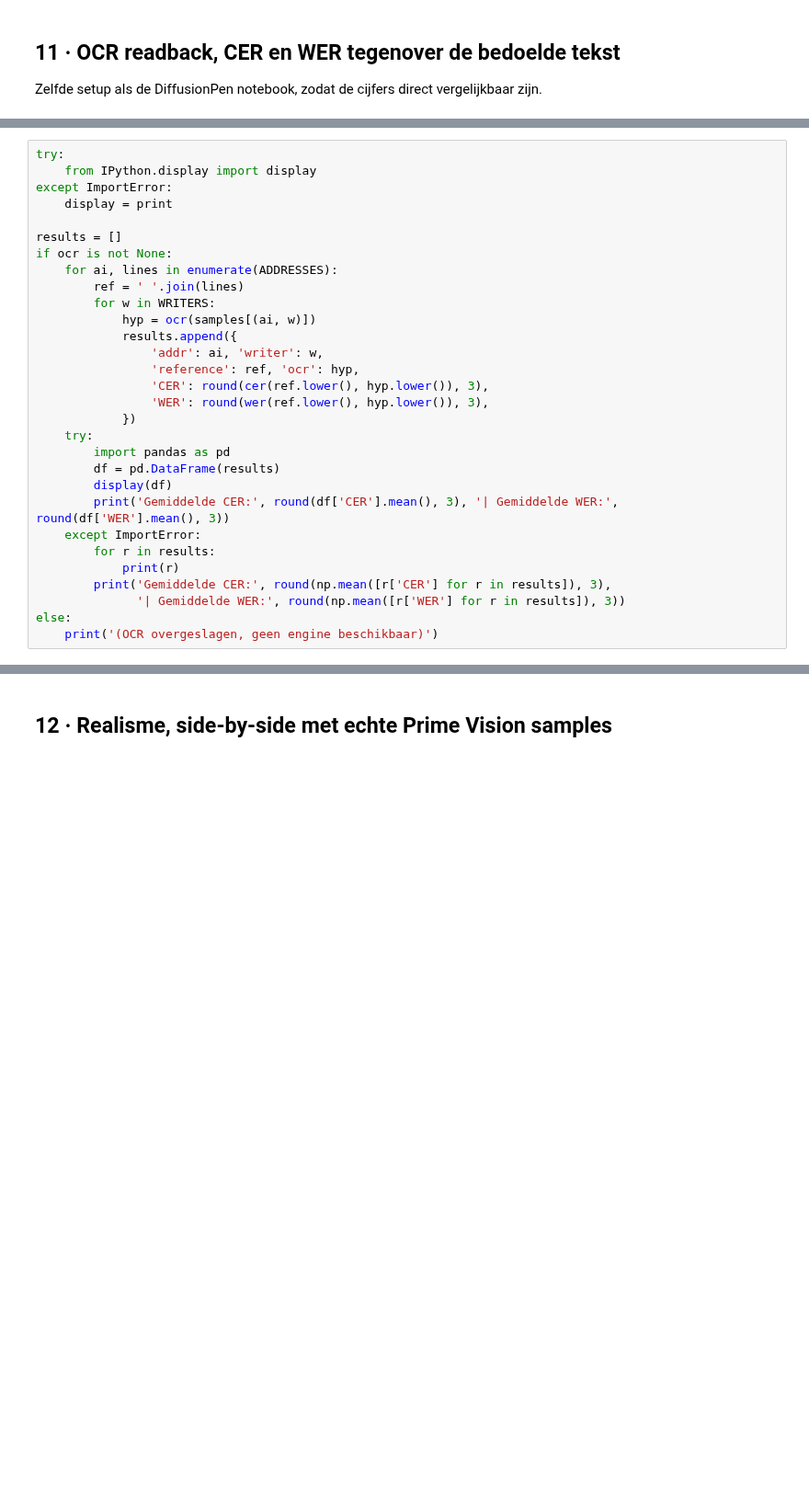
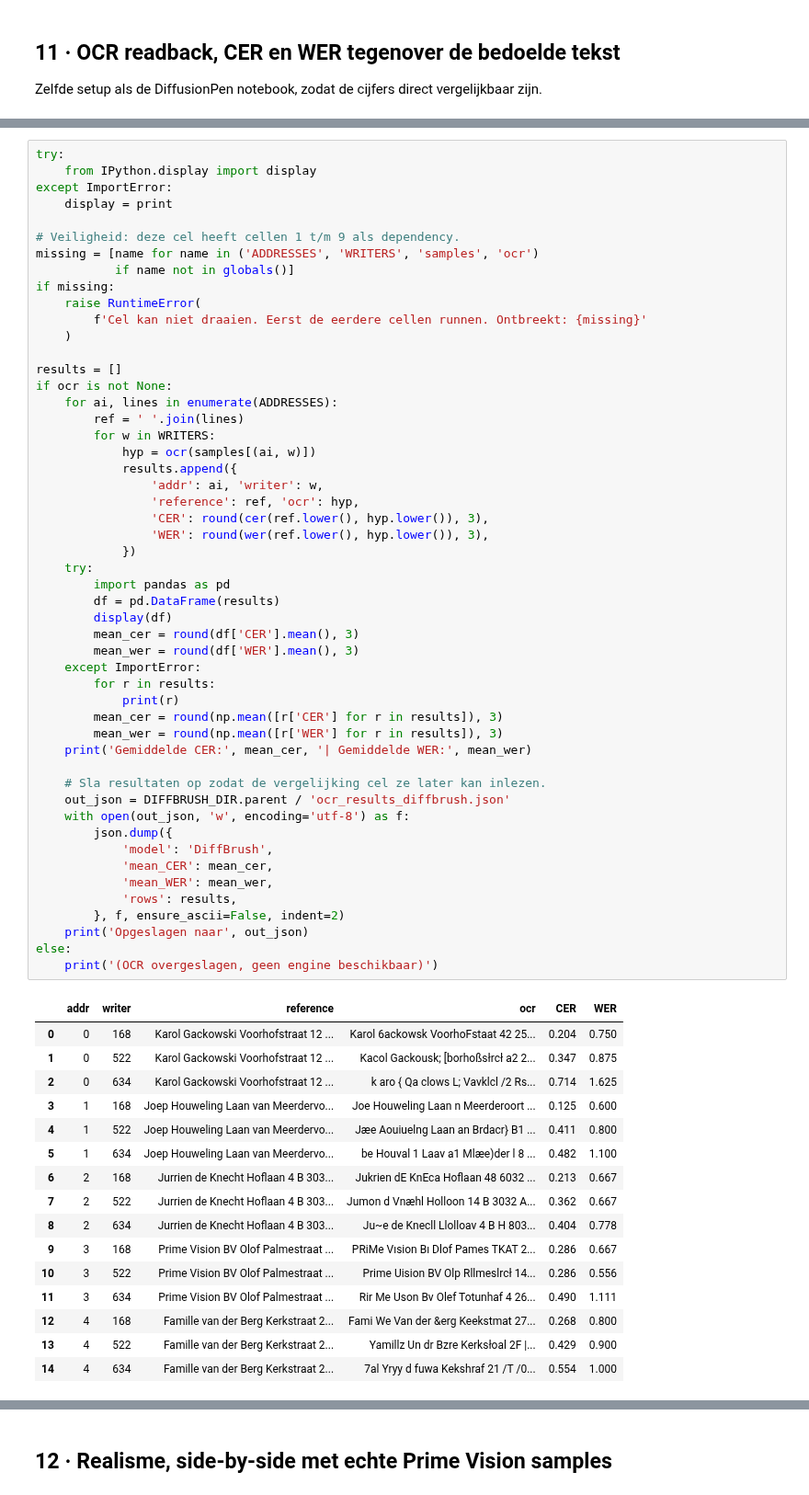
Before and after one commit to Joephwlg/Prime_Vision, a Jupyter notebook: diffbrush_eval.ipynb, the cells around one changed output, grey strips where cells are left out. Shown at 92% size. Drawn from its saved outputs; the diff is of its cells as text; blank space fills up the shorter version.

Commit message:
results both notebooks compared

```diff
--- a/diffbrush_eval.ipynb
+++ b/diffbrush_eval.ipynb
@@ -431,30 +480,68 @@ print('OCR engine:', ocr_engine)
 # %%
 try:
     from IPython.display import display
 except ImportError:
     display = print
+
+# Veiligheid: deze cel heeft cellen 1 t/m 9 als dependency.
+missing = [name for name in ('ADDRESSES', 'WRITERS', 'samples', 'ocr')
+           if name not in globals()]
+if missing:
+    raise RuntimeError(
+        f'Cel kan niet draaien. Eerst de eerdere cellen runnen. Ontbreekt: {missing}'
+    )
 
 results = []
 if ocr is not None:
     for ai, lines in enumerate(ADDRESSES):
         ref = ' '.join(lines)
         for w in WRITERS:
             hyp = ocr(samples[(ai, w)])
             results.append({
                 'addr': ai, 'writer': w,
                 'reference': ref, 'ocr': hyp,
                 'CER': round(cer(ref.lower(), hyp.lower()), 3),
                 'WER': round(wer(ref.lower(), hyp.lower()), 3),
             })
     try:
         import pandas as pd
         df = pd.DataFrame(results)
         display(df)
-        print('Gemiddelde CER:', round(df['CER'].mean(), 3), '| Gemiddelde WER:', round(df['WER'].mean(), 3))
+        mean_cer = round(df['CER'].mean(), 3)
+        mean_wer = round(df['WER'].mean(), 3)
     except ImportError:
         for r in results:
             print(r)
-        print('Gemiddelde CER:', round(np.mean([r['CER'] for r in results]), 3),
-              '| Gemiddelde WER:', round(np.mean([r['WER'] for r in results]), 3))
+        mean_cer = round(np.mean([r['CER'] for r in results]), 3)
+        mean_wer = round(np.mean([r['WER'] for r in results]), 3)
+    print('Gemiddelde CER:', mean_cer, '| Gemiddelde WER:', mean_wer)
+
+    # Sla resultaten op zodat de vergelijking cel ze later kan inlezen.
+    out_json = DIFFBRUSH_DIR.parent / 'ocr_results_diffbrush.json'
+    with open(out_json, 'w', encoding='utf-8') as f:
+        json.dump({
+            'model': 'DiffBrush',
+            'mean_CER': mean_cer,
+            'mean_WER': mean_wer,
+            'rows': results,
+        }, f, ensure_ascii=False, indent=2)
+    print('Opgeslagen naar', out_json)
 else:
     print('(OCR overgeslagen, geen engine beschikbaar)')
+# %% [output]
+|  | addr | writer | reference | ocr | CER | WER |
+| 0 | 0 | 168 | Karol Gackowski Voorhofstraat 12 ... | Karol 6ackowsk VoorhoFstaat 42 25... | 0.204 | 0.750 |
+| 1 | 0 | 522 | Karol Gackowski Voorhofstraat 12 ... | Kacol Gackousk; [borhoßsłrcł a2 2... | 0.347 | 0.875 |
+| 2 | 0 | 634 | Karol Gackowski Voorhofstraat 12 ... | k aro { Qa clows L; Vavklcl /2 Rs... | 0.714 | 1.625 |
+| 3 | 1 | 168 | Joep Houweling Laan van Meerdervo... | Joe Houweling Laan n Meerderoort ... | 0.125 | 0.600 |
+| 4 | 1 | 522 | Joep Houweling Laan van Meerdervo... | Jæe Aouiuelng Laan an Brdacr} B1 ... | 0.411 | 0.800 |
+| 5 | 1 | 634 | Joep Houweling Laan van Meerdervo... | be Houval 1 Laav a1 Mlæe)der l 8 ... | 0.482 | 1.100 |
+| 6 | 2 | 168 | Jurrien de Knecht Hoflaan 4 B 303... | Jukrien dE KnEca Hoflaan 48 6032 ... | 0.213 | 0.667 |
+| 7 | 2 | 522 | Jurrien de Knecht Hoflaan 4 B 303... | Jumon d Vnæhl Holloon 14 B 3032 A... | 0.362 | 0.667 |
+| 8 | 2 | 634 | Jurrien de Knecht Hoflaan 4 B 303... | Ju~e de Knecll Llolloav 4 B H 803... | 0.404 | 0.778 |
+| 9 | 3 | 168 | Prime Vision BV Olof Palmestraat ... | PRiMe Vısion Bı Dlof Pames TKAT 2... | 0.286 | 0.667 |
+| 10 | 3 | 522 | Prime Vision BV Olof Palmestraat ... | Prime Uision BV Olp Rllmeslrcł 14... | 0.286 | 0.556 |
+| 11 | 3 | 634 | Prime Vision BV Olof Palmestraat ... | Rir Me Uson Bv Olef Totunhaf 4 26... | 0.490 | 1.111 |
+| 12 | 4 | 168 | Famille van der Berg Kerkstraat 2... | Fami We Van der &erg Keekstmat 27... | 0.268 | 0.800 |
+| 13 | 4 | 522 | Famille van der Berg Kerkstraat 2... | Yamillz Un dr Bzre Kerksłoal 2F |... | 0.429 | 0.900 |
+| 14 | 4 | 634 | Famille van der Berg Kerkstraat 2... | 7al Yryy d fuwa Kekshraf 21 /T /0... | 0.554 | 1.000 |
```
Also changed, not shown: parts of 14 cells of this notebook, 4 other files.
